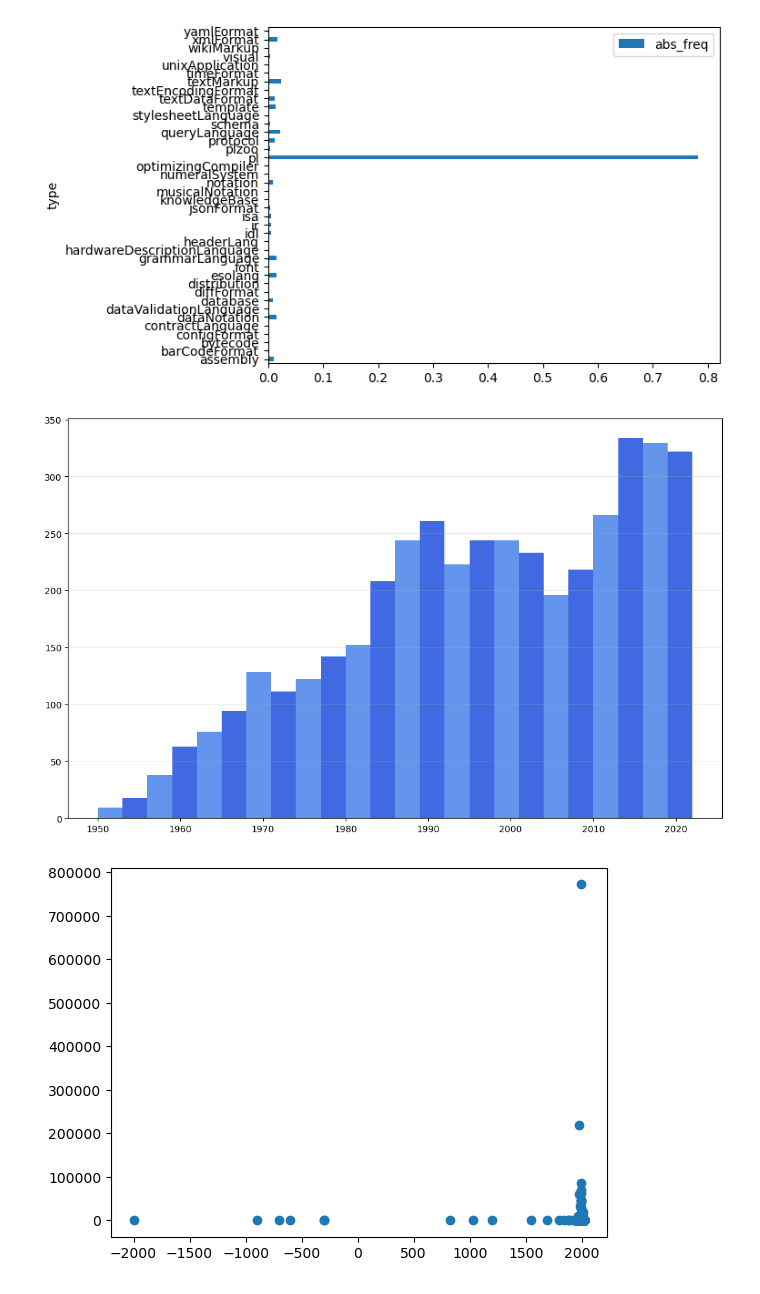
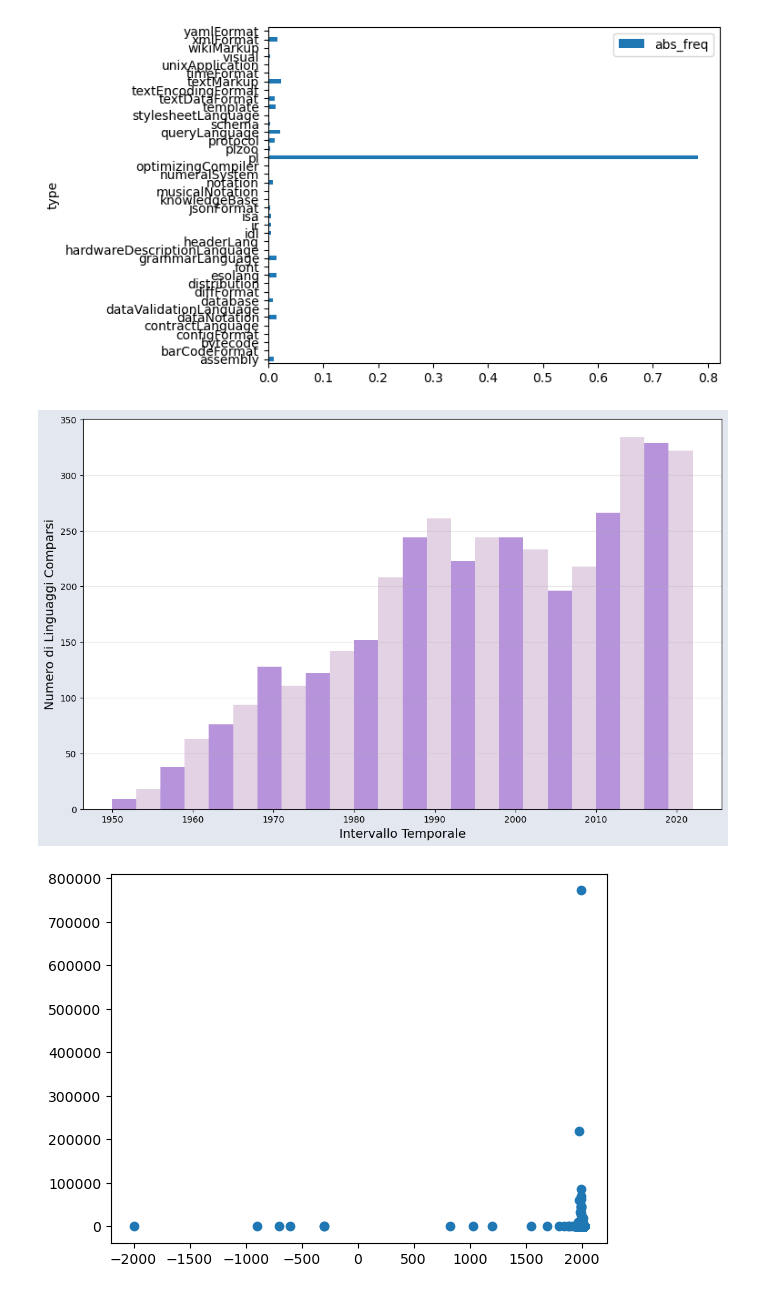
Before and after one commit to Monf11/SciVis, a Jupyter notebook: Codici/data.ipynb, the cells around one changed output. Drawn from its saved outputs; the diff is of its cells as text; code cells hidden in the pictures.

```diff
--- a/Codici/data.ipynb
+++ b/Codici/data.ipynb
@@ -3,7 +3,7 @@ import pandas as pd
 import numpy as np
 import matplotlib.pyplot as plt
 # %%
-df = pd.read_csv('languages.csv')
+df = pd.read_csv('C:/Users/saver/OneDrive/Desktop/project/SciVis/Dataset/languages.csv')
 df.head()
 # %% [output]
 |  | pldb_id | title | description | type | appeared | creators | website | domain_name | ... |
@@ -51,19 +51,22 @@ plt.show()
 # %%
 bins = np.arange(1950,2023,3)
 col = list()
 for i in range (len(bins)):
     if i % 2 == 0:
-        col.append('cornflowerblue')
+        col.append('#9966CC')
     else:
-        col.append('royalblue')
-plt.figure(figsize = (13,8))
-n,bins, patches = plt.hist(df.appeared, bins = bins)
+        col.append('#D8BFD8')
+fig = plt.figure(figsize = (13,8))
+fig.set_facecolor('#E3E7F0')
+n,bins, patches = plt.hist(df.appeared, bins = bins, alpha = 0.7)
 for patch, colore in zip(patches,col):
     patch.set_facecolor(colore)
+plt.xlabel('Intervallo Temporale', fontsize = 14)
+plt.ylabel('Numero di Linguaggi Comparsi', fontsize = 14)
 plt.grid(alpha = 0.3, axis = 'y')
 plt.show()
 # %% [output]
-[figure, old version]
+[figure, new version]
 # %%
 plt.scatter(df['appeared'], df['number_of_jobs'])
 plt.show()
```
Also changed, not shown: parts of 12 cells of this notebook, 3 other files.
